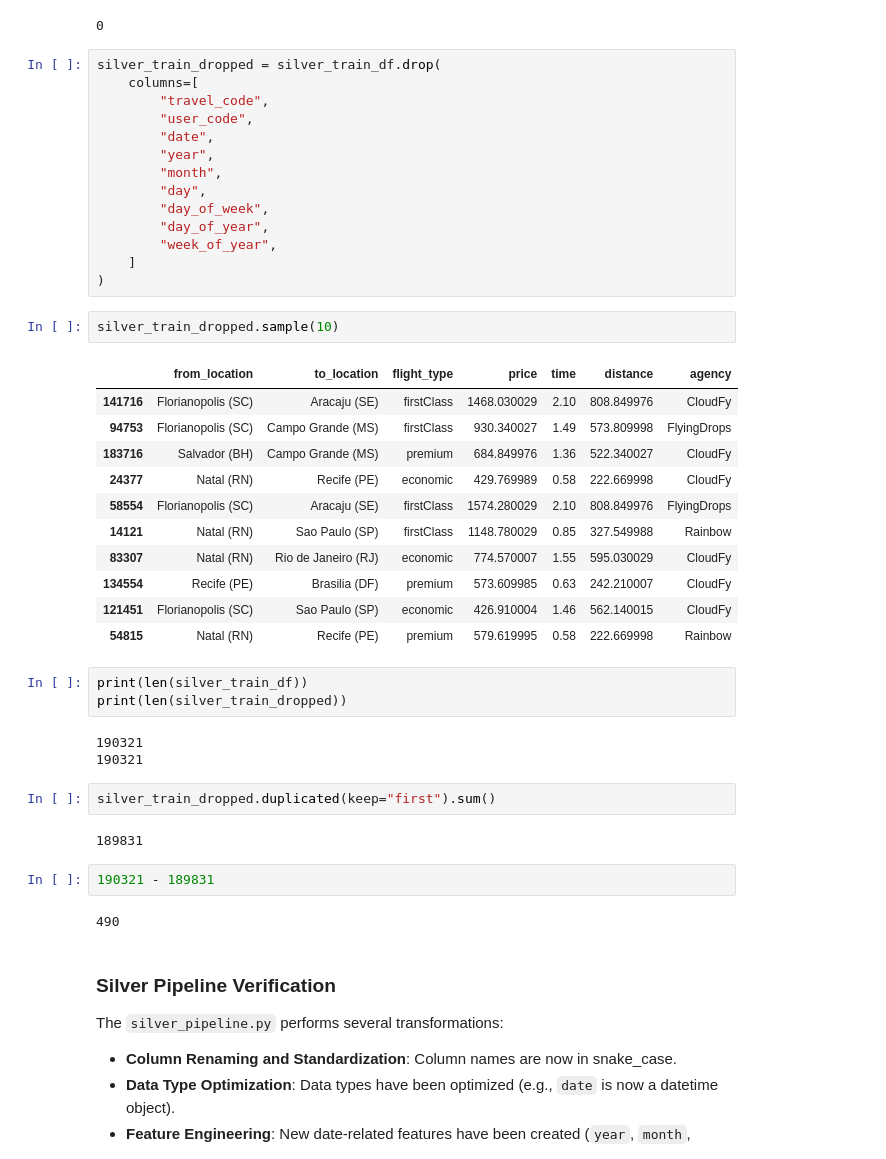
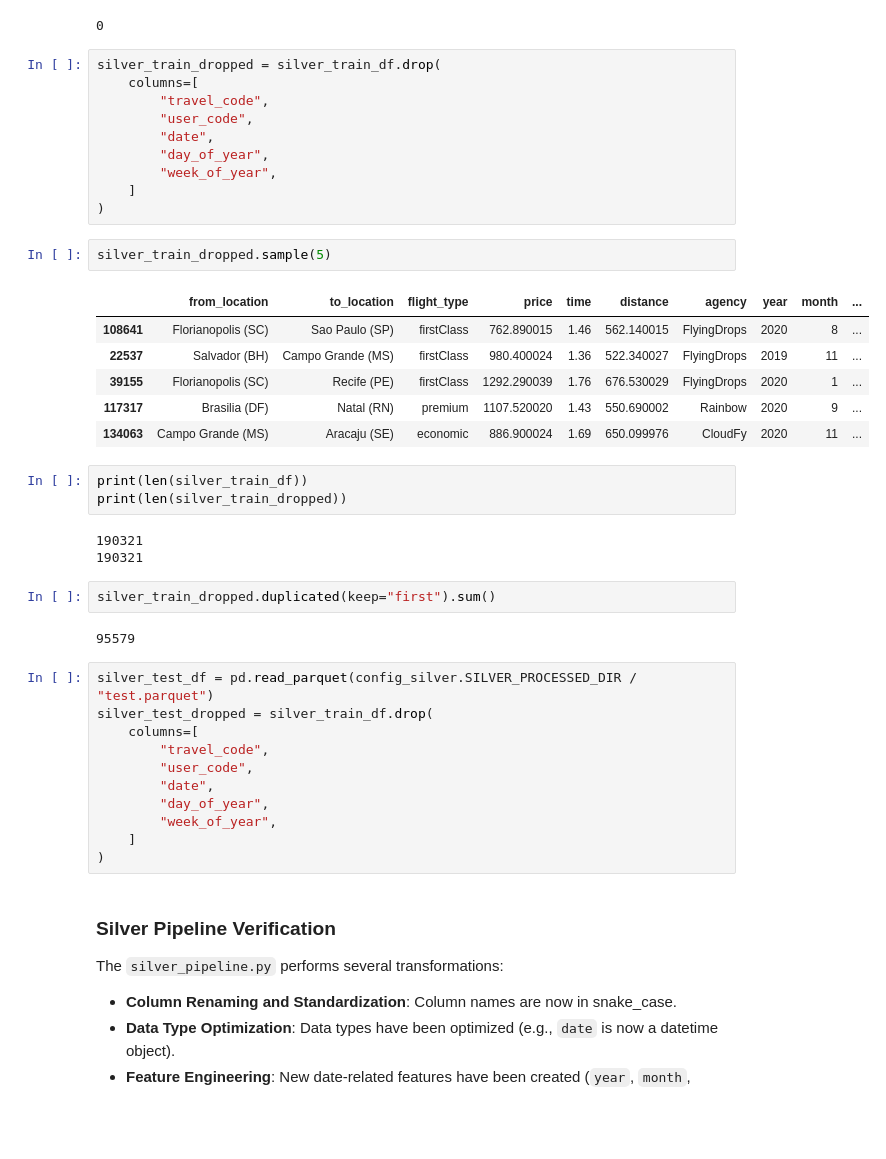
Before and after one commit to dakshvanshaj/flights-price-prediction-mlops, a Jupyter notebook: src/sandbox/scratchpad.ipynb, the cells around one changed output. Saved outputs shown, nothing was run; the diff lists cells and outputs as text; blank space fills up the shorter version.

```diff
--- a/src/sandbox/scratchpad.ipynb
+++ b/src/sandbox/scratchpad.ipynb
@@ -261,28 +261,19 @@ silver_train_dropped = silver_train_df.drop(
         "travel_code",
         "user_code",
         "date",
-        "year",
-        "month",
-        "day",
-        "day_of_week",
         "day_of_year",
         "week_of_year",
     ]
 )
 # %%
-silver_train_dropped.sample(10)
+silver_train_dropped.sample(5)
 # %% [output]
-|  | from_location | to_location | flight_type | price | time | distance | agency |
-| 141716 | Florianopolis (SC) | Aracaju (SE) | firstClass | 1468.030029 | 2.10 | 808.849976 | CloudFy |
-| 94753 | Florianopolis (SC) | Campo Grande (MS) | firstClass | 930.340027 | 1.49 | 573.809998 | FlyingDrops |
-| 183716 | Salvador (BH) | Campo Grande (MS) | premium | 684.849976 | 1.36 | 522.340027 | CloudFy |
-| 24377 | Natal (RN) | Recife (PE) | economic | 429.769989 | 0.58 | 222.669998 | CloudFy |
-| 58554 | Florianopolis (SC) | Aracaju (SE) | firstClass | 1574.280029 | 2.10 | 808.849976 | FlyingDrops |
-| 14121 | Natal (RN) | Sao Paulo (SP) | firstClass | 1148.780029 | 0.85 | 327.549988 | Rainbow |
-| 83307 | Natal (RN) | Rio de Janeiro (RJ) | economic | 774.570007 | 1.55 | 595.030029 | CloudFy |
-| 134554 | Recife (PE) | Brasilia (DF) | premium | 573.609985 | 0.63 | 242.210007 | CloudFy |
-| 121451 | Florianopolis (SC) | Sao Paulo (SP) | economic | 426.910004 | 1.46 | 562.140015 | CloudFy |
-| 54815 | Natal (RN) | Recife (PE) | premium | 579.619995 | 0.58 | 222.669998 | Rainbow |
+|  | from_location | to_location | flight_type | price | time | distance | agency | year | month | ... |
+| 108641 | Florianopolis (SC) | Sao Paulo (SP) | firstClass | 762.890015 | 1.46 | 562.140015 | FlyingDrops | 2020 | 8 | ... |
+| 22537 | Salvador (BH) | Campo Grande (MS) | firstClass | 980.400024 | 1.36 | 522.340027 | FlyingDrops | 2019 | 11 | ... |
+| 39155 | Florianopolis (SC) | Recife (PE) | firstClass | 1292.290039 | 1.76 | 676.530029 | FlyingDrops | 2020 | 1 | ... |
+| 117317 | Brasilia (DF) | Natal (RN) | premium | 1107.520020 | 1.43 | 550.690002 | Rainbow | 2020 | 9 | ... |
+| 134063 | Campo Grande (MS) | Aracaju (SE) | economic | 886.900024 | 1.69 | 650.099976 | CloudFy | 2020 | 11 | ... |
 # %%
 print(len(silver_train_df))
 print(len(silver_train_dropped))
@@ -292,11 +283,18 @@ print(len(silver_train_dropped))
 # %%
 silver_train_dropped.duplicated(keep="first").sum()
 # %% [output]
-189831
+95579
-# %%
-190321 - 189831
-# %% [output]
-490
+# %%
+silver_test_df = pd.read_parquet(config_silver.SILVER_PROCESSED_DIR / "test.parquet")
+silver_test_dropped = silver_train_df.drop(
+    columns=[
+        "travel_code",
+        "user_code",
+        "date",
+        "day_of_year",
+        "week_of_year",
+    ]
+)
 # %% [markdown]
 ### Silver Pipeline Verification
 The `silver_pipeline.py` performs several transformations:
```
Also changed, not shown: parts of 14 cells of this notebook.
